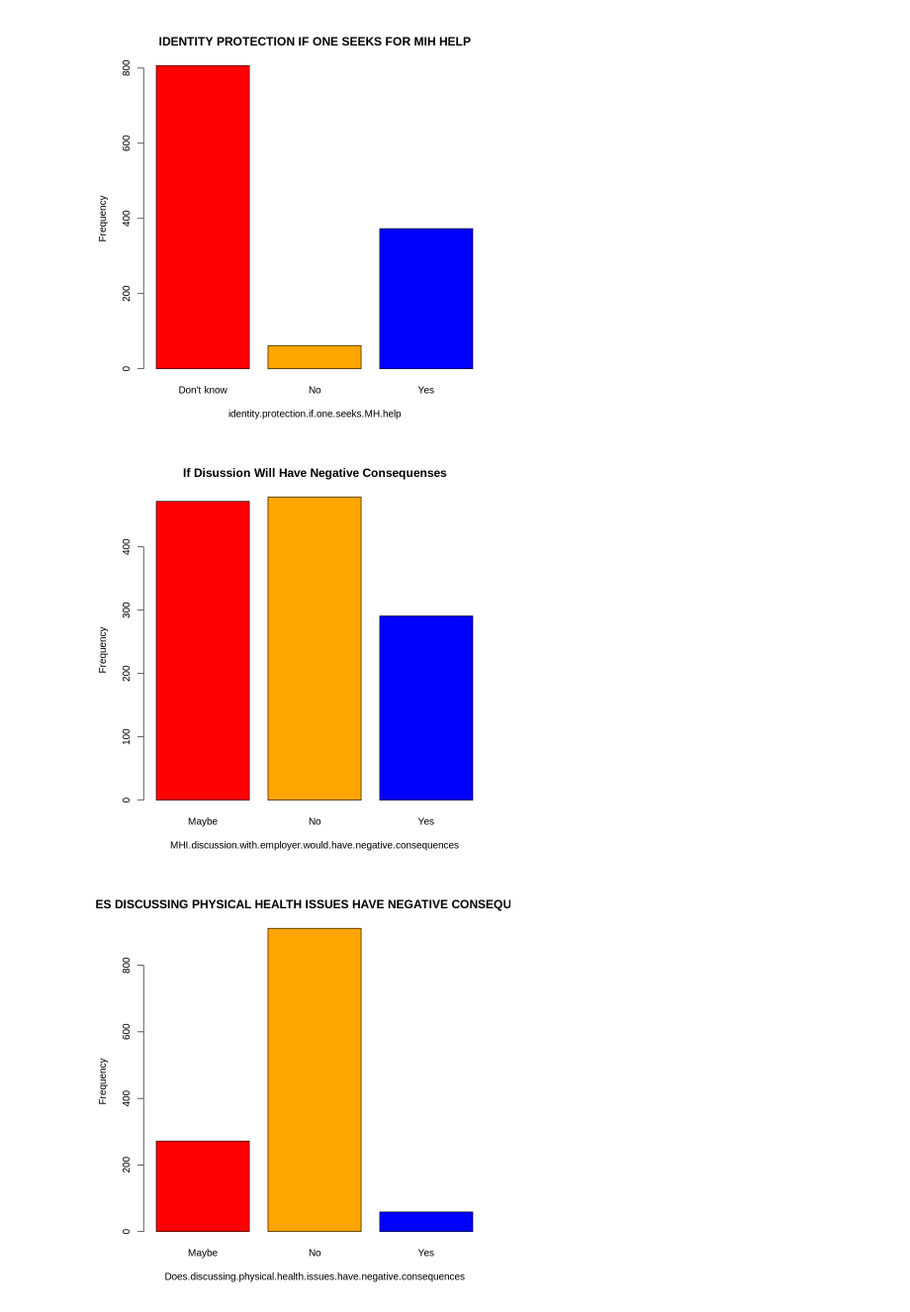
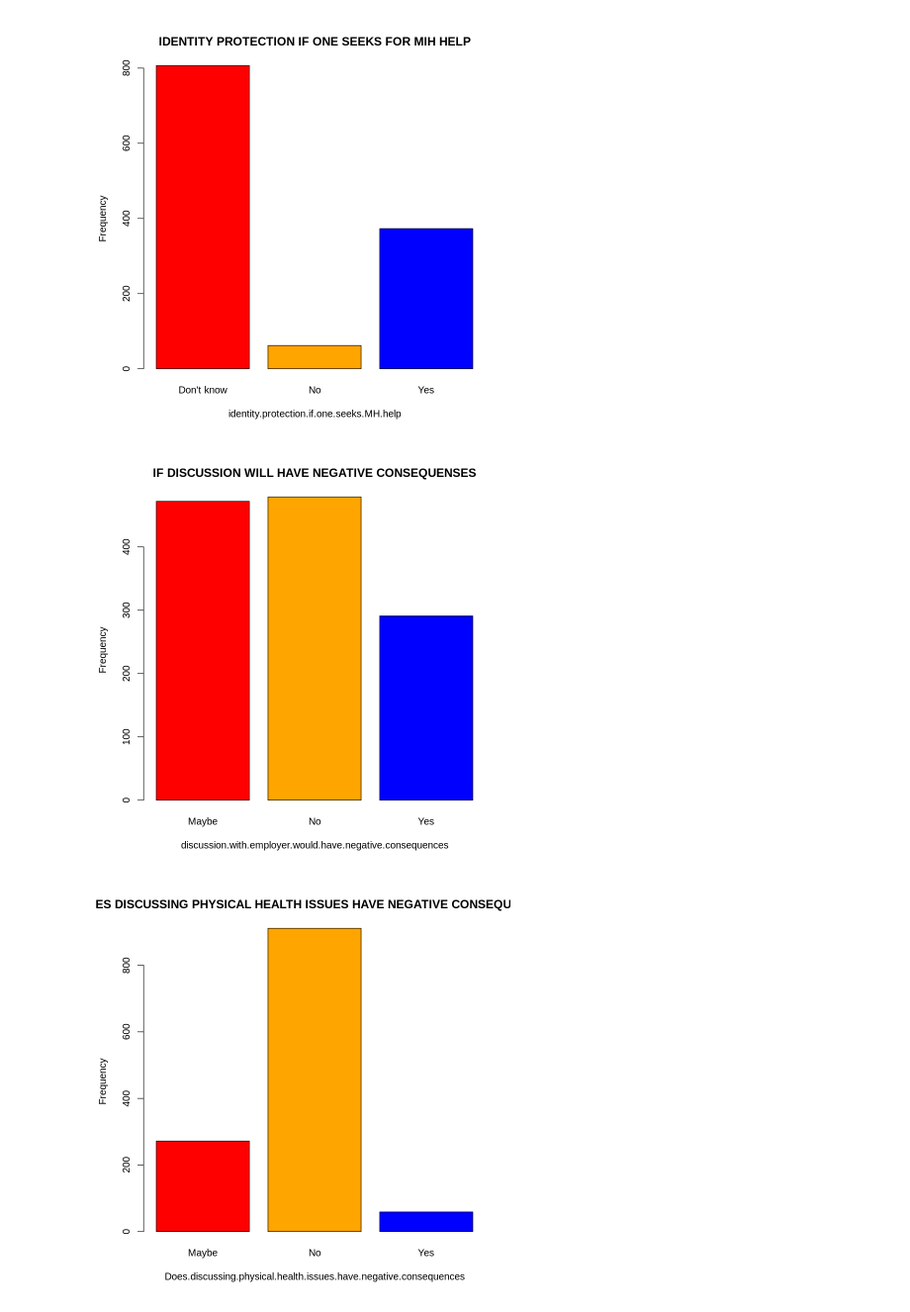
Before and after one commit to fmwashimba/MENTAL-HEALTH-IN-TECH, a Jupyter notebook: MENTAL_HEALTH_(R)_Latest.ipynb, the cells around one changed output. Shown at 99% size. Saved outputs shown, nothing was run; the diff lists cells and outputs as text; code cells hidden in the pictures.

```diff
--- a/MENTAL_HEALTH_(R)_Latest.ipynb
+++ b/MENTAL_HEALTH_(R)_Latest.ipynb
@@ -508,10 +540,10 @@ barplot(table(mentalh_clean$options.for.MH.benefits), xlab = "options.for.MH.ben
 # %%
 ###MIH DISCUSSION WITH EMPLOYER WOULD HAVE NEGAIVE CONSEQUENCES
 colors <- c("red","orange","blue")
-barplot(table(mentalh_clean$MHI.discussion.with.employer.would.have.negative.consequences), xlab = "MHI.discussion.with.employer.would.have.negative.consequences", ylab = "Frequency",col = colors,main = "If Disussion Will Have Negative Consequenses")
+barplot(table(mentalh_clean$MHI.discussion.with.employer.would.have.negative.consequences), xlab = "discussion.with.employer.would.have.negative.consequences", ylab = "Frequency",col = colors,main = "IF DISCUSSION WILL HAVE NEGATIVE CONSEQUENSES")
 # on the look of things mental health is a disussion which has not been embraced yet in the workplaces.
 # %% [output]
-[figure, old version]
+[figure, new version]
 # %%
 ##DOES DISCUSSING PHYSICAL HEALTH ISSUES HAVE NEGATIVE CONSEQUENCES
 colors <- c("red","orange","blue")
```
Also changed, not shown: parts of 8 cells of this notebook.
